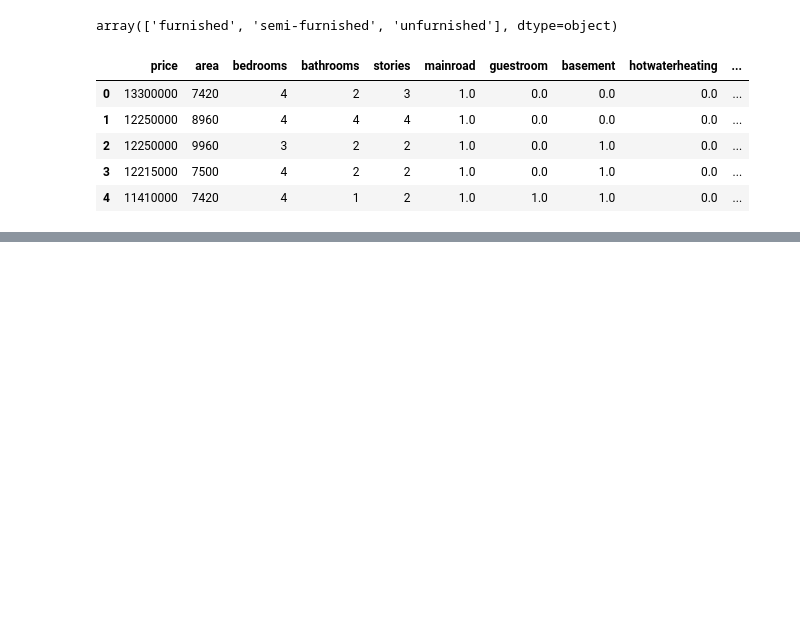
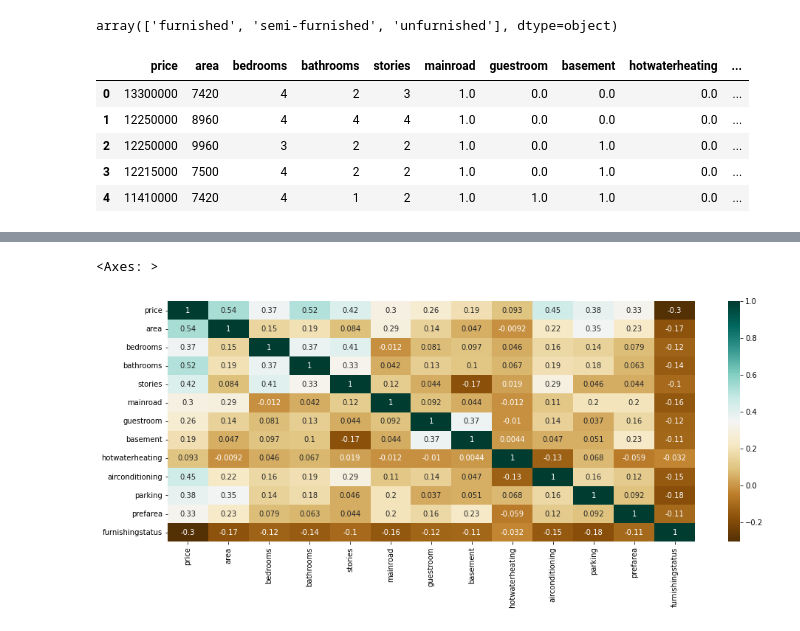
Before and after one commit to Aminul667/housing_price, a Jupyter notebook: housing_price_prediction.ipynb, the cells around one changed output, grey strips where cells are left out. Cells and saved outputs as stored; diff of their text form; code cells hidden in the pictures; blank space fills up the shorter version.

```diff
--- a/housing_price_prediction.ipynb
+++ b/housing_price_prediction.ipynb
@@ -80,0 +94,3 @@ df.head()
+# %%
+corr = df.corr()
+corr
@@ -80,0 +112,6 @@ df.head()
+# %%
+plt.figure(figsize=(16, 6))
+sns.heatmap(corr, annot=True, cmap="BrBG")
+# %% [output]
+<Axes: >
+[figure, added]
```
Also changed, not shown: parts of 8 cells of this notebook.
